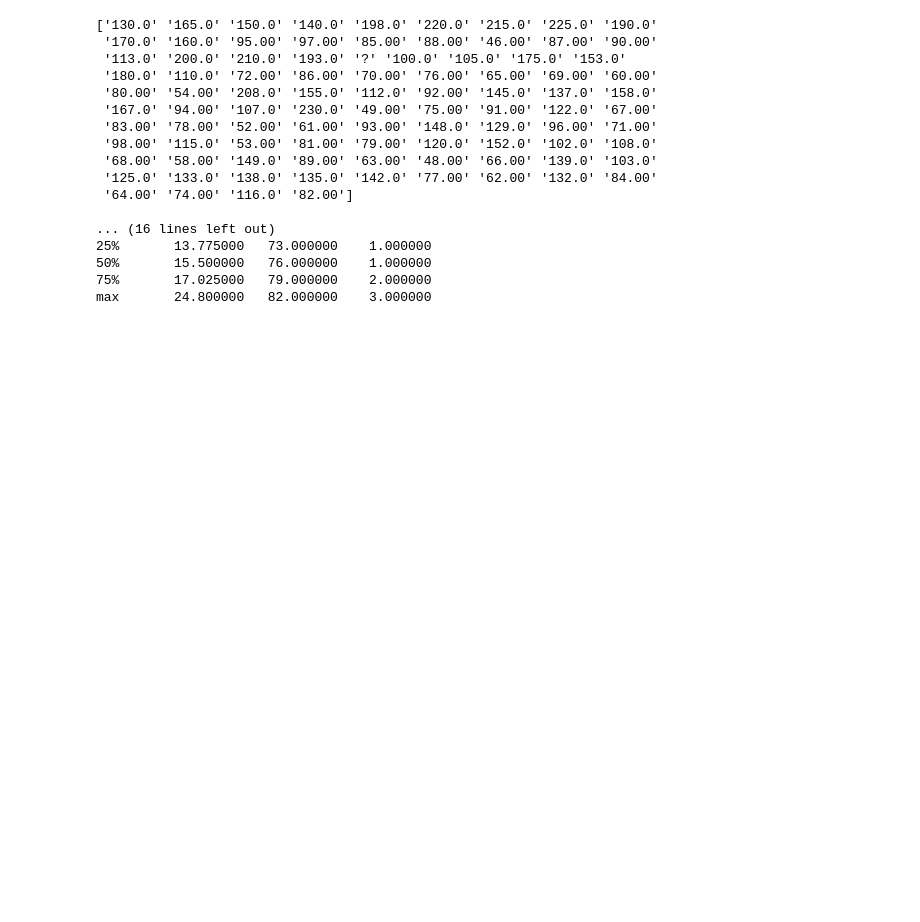
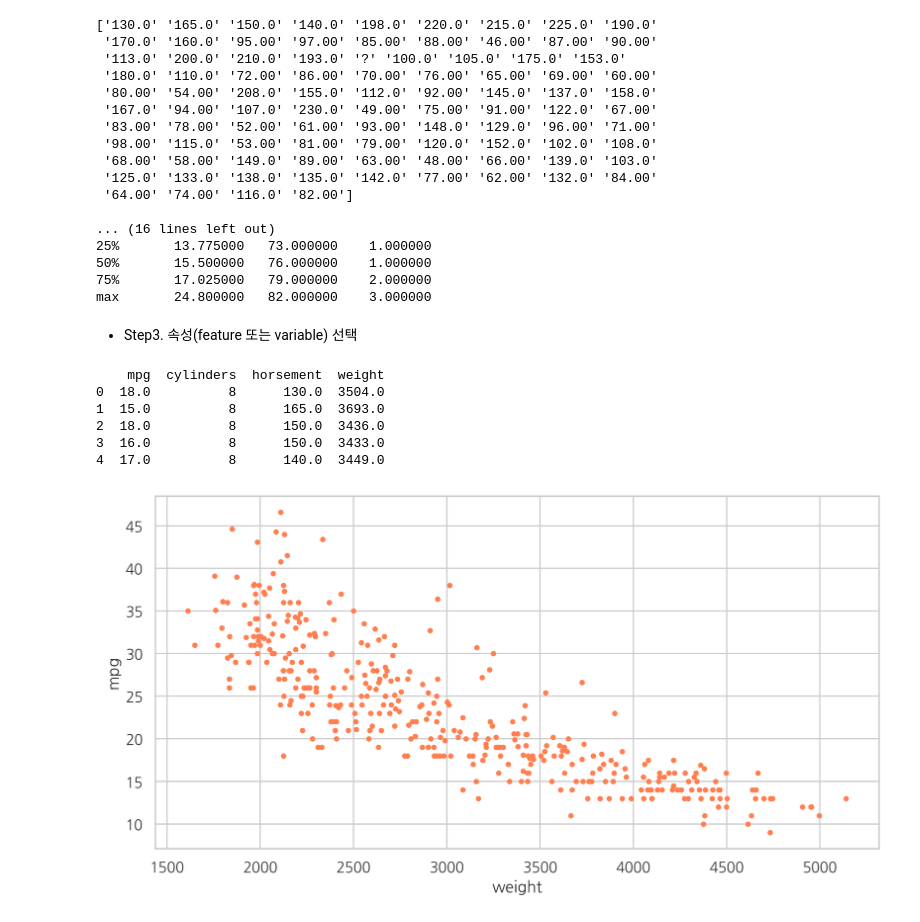
Before and after one commit to Creatorminsu/22-01.Athome, a Jupyter notebook: 03.머신러닝파이썬데이터분석/Part7.머신러닝데이터분석/7.1_simple_linear_regression.ipynb, the cells around one changed output. Saved outputs shown, nothing was run; the diff lists cells and outputs as text; code cells hidden in the pictures; blank space fills up the shorter version.

```diff
--- a/03.머신러닝파이썬데이터분석/Part7.머신러닝데이터분석/7.1_simple_linear_regression.ipynb
+++ b/03.머신러닝파이썬데이터분석/Part7.머신러닝데이터분석/7.1_simple_linear_regression.ipynb
@@ -124,3 +124,24 @@ print(df.describe())
 50%       15.500000   76.000000    1.000000
 75%       17.025000   79.000000    2.000000
 max       24.800000   82.000000    3.000000
+# %% [markdown]
+* Step3. 속성(feature 또는 variable) 선택
+# %%
+# 분석에 활용할 열(속성), 선택(연비, 실린더, 출력, 중량)
+ndf = df[['mpg', 'cylinders','horsement','weight']]
+print(ndf.head())
+# %% [output]
+    mpg  cylinders  horsement  weight
+0  18.0          8      130.0  3504.0
+1  15.0          8      165.0  3693.0
+2  18.0          8      150.0  3436.0
+3  16.0          8      150.0  3433.0
+4  17.0          8      140.0  3449.0
+# %%
+### 종속 변수 Y인 "연비(mpg)"와 다른 변수 간의 선형관계를 그래프(산점도)로 확인
+# Matplotlib으로 산점도 그리기
+ndf.plot(kind='scatter', x='weight', y='mpg', c='coral', s=10, figsize=(10,5))
+plt.show()
+plt.close()
+# %% [output]
+[figure, added]
```
Also changed, not shown: parts of 12 cells of this notebook.
